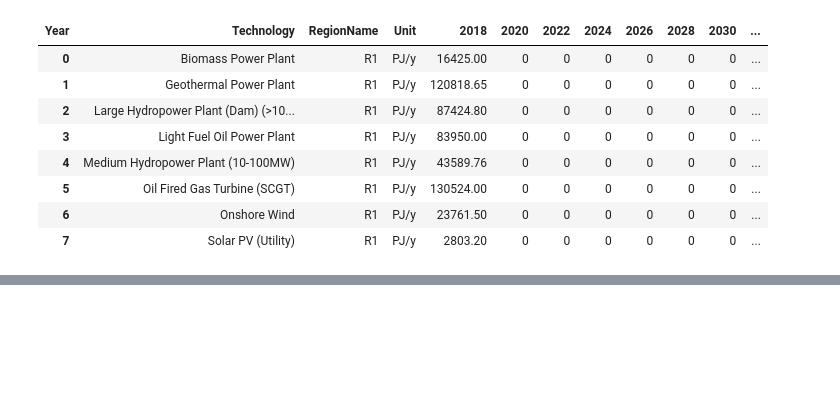
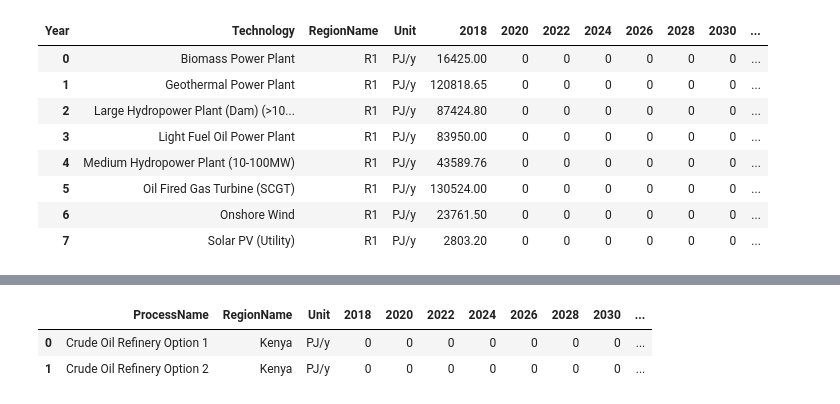
Before and after one commit to ClimateCompatibleGrowth/MUSE-starter-kits-converter, a Jupyter notebook: notebooks/1.0-ajmk-installed-capacity.ipynb, the cells around one changed output, grey strips where cells are left out. Cells and saved outputs as stored; diff of their text form; code cells hidden in the pictures; blank space fills up the shorter version.

Commit message:
added existingcapacity for oil

```diff
--- a/notebooks/1.0-ajmk-installed-capacity.ipynb
+++ b/notebooks/1.0-ajmk-installed-capacity.ipynb
@@ -151,0 +185,6 @@ muse_installed_capacity.to_csv("~/Desktop/done.csv")
+# %%
+existing_capacity_dict = {}
+for tech in oil_techs:
+    existing_capacity_dict[tech] = [tech, "Kenya", "PJ/y"] + [0]*17
+
+existing_capacity_dict
@@ -151,0 +209,9 @@ muse_installed_capacity.to_csv("~/Desktop/done.csv")
+# %%
+oil_existing_capacity = pd.DataFrame.from_dict(existing_capacity_dict, orient="index", columns = ['ProcessName', "RegionName", "Unit"] + list(range(2018, 2052, 2)))
+oil_existing_capacity.reset_index(drop=True)
+
+# list(range(2018, 2052, 2))
+# %% [output]
+|  | ProcessName | RegionName | Unit | 2018 | 2020 | 2022 | 2024 | 2026 | 2028 | 2030 | ... |
+| 0 | Crude Oil Refinery Option 1 | Kenya | PJ/y | 0 | 0 | 0 | 0 | 0 | 0 | 0 | ... |
+| 1 | Crude Oil Refinery Option 2 | Kenya | PJ/y | 0 | 0 | 0 | 0 | 0 | 0 | 0 | ... |
```
Also changed, not shown: parts of 5 cells of this notebook, 46 other files.
